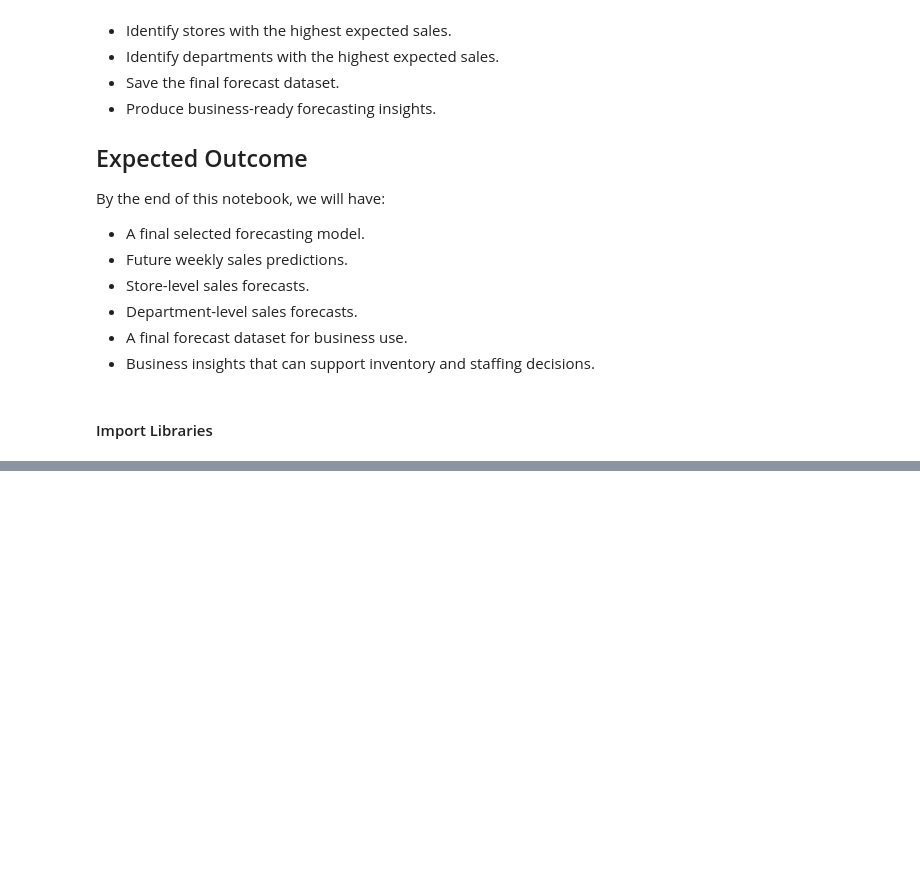
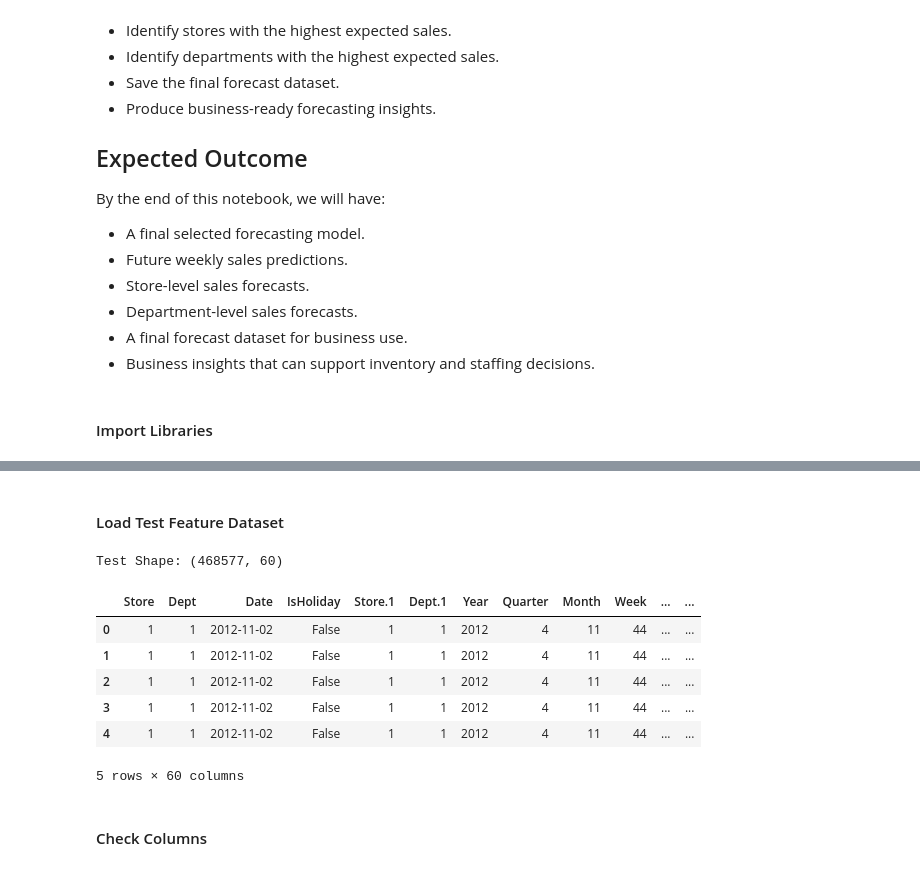
Before and after one commit to sarayeana/Walmart-Sales-Forecasting-Project, a Jupyter notebook: notebooks/10_Final_Forecast.ipynb, the cells around one changed output, grey strips where cells are left out. Cells and saved outputs as stored; diff of their text form; code cells hidden in the pictures; blank space fills up the shorter version.

```diff
--- a/notebooks/10_Final_Forecast.ipynb
+++ b/notebooks/10_Final_Forecast.ipynb
@@ -36,0 +91,25 @@ import os
+# %% [markdown]
+#### Load Test Feature Dataset
+# %%
+test_features = pd.read_csv(
+    "../data/processed/test_feature_engineered.csv"
+)
+
+test_features["Date"] = pd.to_datetime(
+    test_features["Date"]
+)
+
+print("Test Shape:", test_features.shape)
+
+test_features.head()
+# %% [output]
+Test Shape: (468577, 60)
+|  | Store | Dept | Date | IsHoliday | Store.1 | Dept.1 | Year | Quarter | Month | Week | ... | ... |
+| 0 | 1 | 1 | 2012-11-02 | False | 1 | 1 | 2012 | 4 | 11 | 44 | ... | ... |
+| 1 | 1 | 1 | 2012-11-02 | False | 1 | 1 | 2012 | 4 | 11 | 44 | ... | ... |
+| 2 | 1 | 1 | 2012-11-02 | False | 1 | 1 | 2012 | 4 | 11 | 44 | ... | ... |
+| 3 | 1 | 1 | 2012-11-02 | False | 1 | 1 | 2012 | 4 | 11 | 44 | ... | ... |
+| 4 | 1 | 1 | 2012-11-02 | False | 1 | 1 | 2012 | 4 | 11 | 44 | ... | ... |
+5 rows × 60 columns
+# %% [markdown]
+#### Check Columns
```
Also changed, not shown: parts of 58 cells of this notebook, 7 other files.
